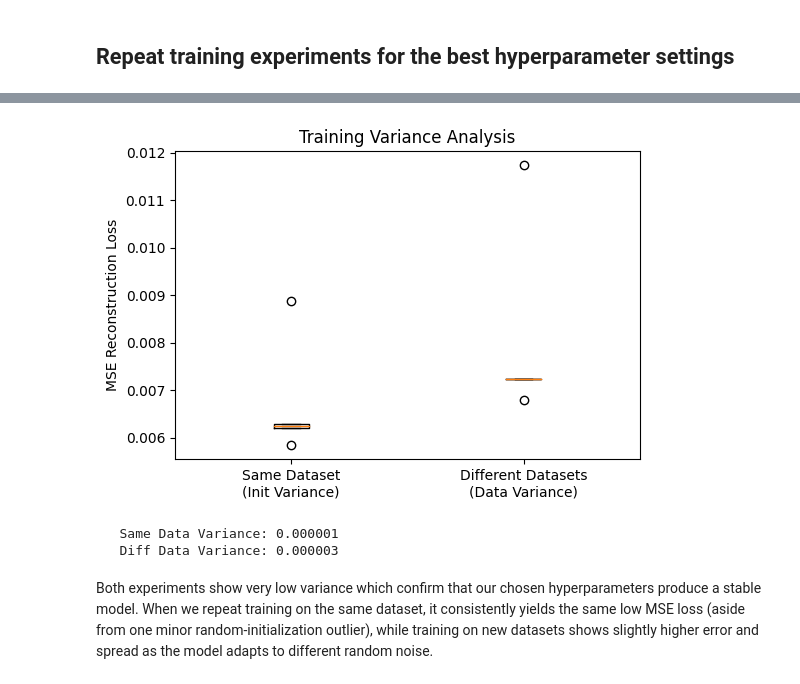
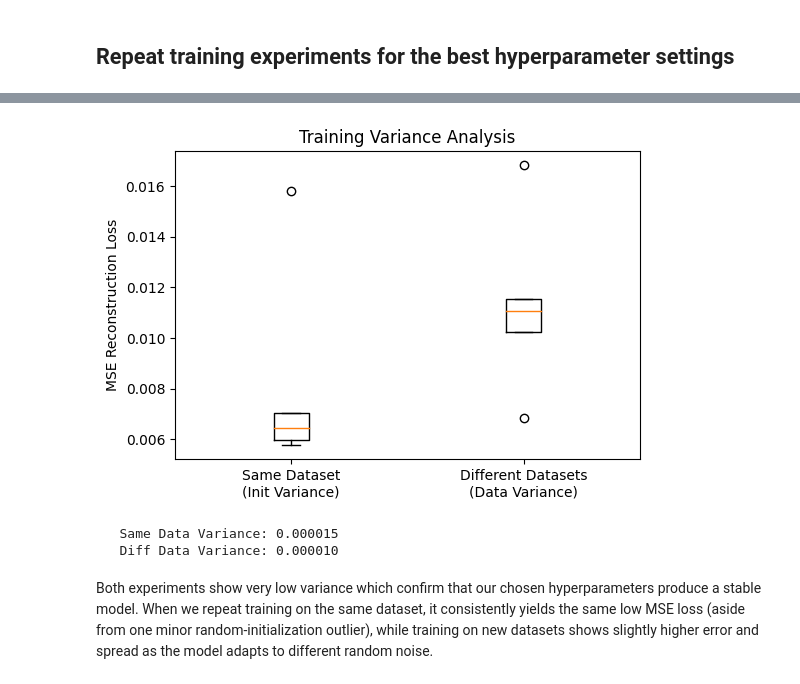
Before and after one commit to binyamolango/GNN, a Jupyter notebook: autoencoders.ipynb, the cells around one changed output, grey strips where cells are left out. Saved outputs shown, nothing was run; the diff lists cells and outputs as text; code cells hidden in the pictures.

```diff
--- a/autoencoders.ipynb
+++ b/autoencoders.ipynb
@@ -229,7 +229,7 @@ variance_diff_data = []
 for trial in range(num_trials):
     model = Autoencoder(hidden_size=best_hs, layers=best_l)
     # Using the original X_train_01 and X_test_01
-    train_autoencoder(model, X_train_01, epochs=50)
+    train_autoencoder(model, X_train_01, epochs=100)
 
     with torch.no_grad():
         recon = model(torch.FloatTensor(X_test_01))
@@ -277,6 +277,6 @@ print(f"   Diff Data Variance: {np.var(variance_diff_data):.6f}")
-[figure, old version]
+[figure, new version]
-   Same Data Variance: 0.000001
-   Diff Data Variance: 0.000003
+   Same Data Variance: 0.000015
+   Diff Data Variance: 0.000010
 # %% [markdown]
 Both experiments show very low variance which confirm that our chosen hyperparameters produce a stable model. When we repeat training on the same dataset, it consistently yields the same low MSE loss (aside from one minor random-initialization outlier), while training on new datasets shows slightly higher error and spread as the model adapts to different random noise.
 # %% [markdown]
```
Also changed, not shown: parts of 13 cells of this notebook.
